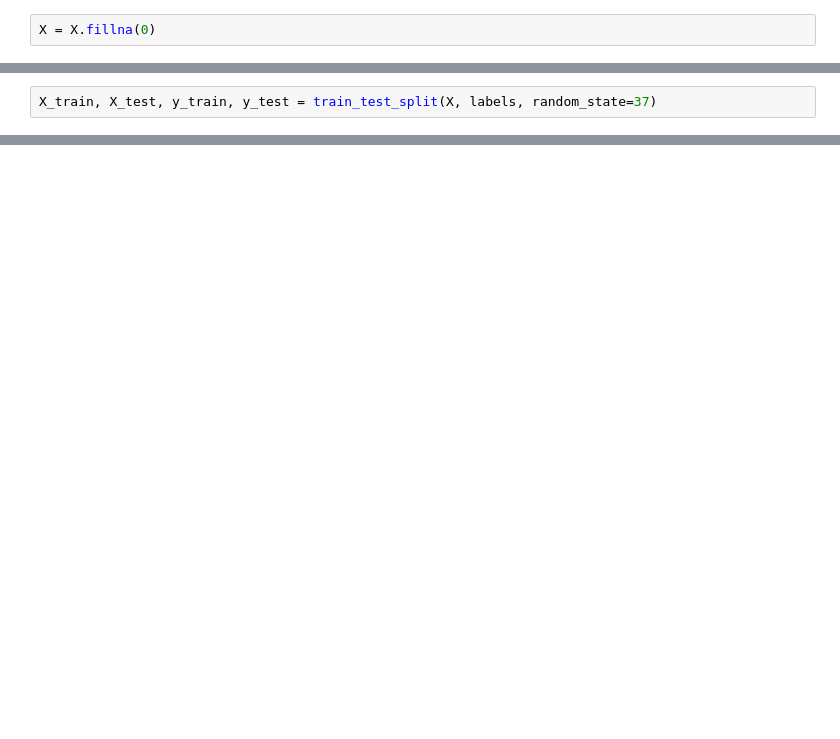
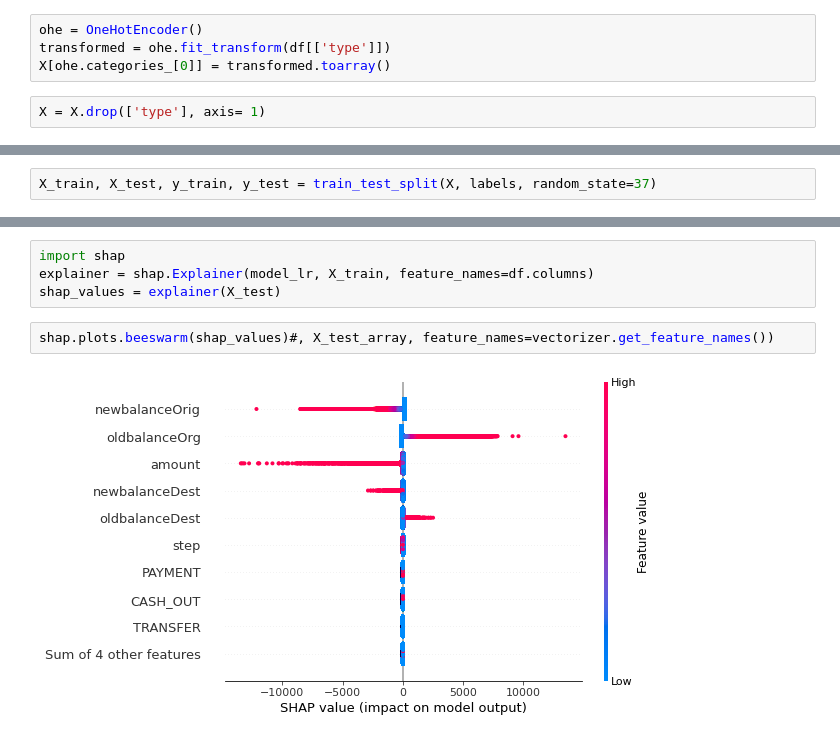
Before and after one commit to jpgianfaldoni/MLBugDetection, a Jupyter notebook: LR.ipynb, the cells around one changed output, grey strips where cells are left out. Drawn from its saved outputs; the diff is of its cells as text; blank space fills up the shorter version.

Commit message:
start exploring shap

```diff
--- a/LR.ipynb
+++ b/LR.ipynb
@@ -31,2 +22,6 @@ X["activated_date"] = X["activated_date"].astype(int)
-# %%
-X = X.fillna(0)
+# %%
+ohe = OneHotEncoder()
+transformed = ohe.fit_transform(df[['type']])
+X[ohe.categories_[0]] = transformed.toarray()
+# %%
+X = X.drop(['type'], axis= 1)
@@ -65,0 +83,8 @@ Name: fraud, dtype: int64
+# %%
+import shap
+explainer = shap.Explainer(model_lr, X_train, feature_names=df.columns)
+shap_values = explainer(X_test)
+# %%
+shap.plots.beeswarm(shap_values)#, X_test_array, feature_names=vectorizer.get_feature_names())
+# %% [output]
+[figure, added]
```
Also changed, not shown: parts of 13 cells of this notebook.
